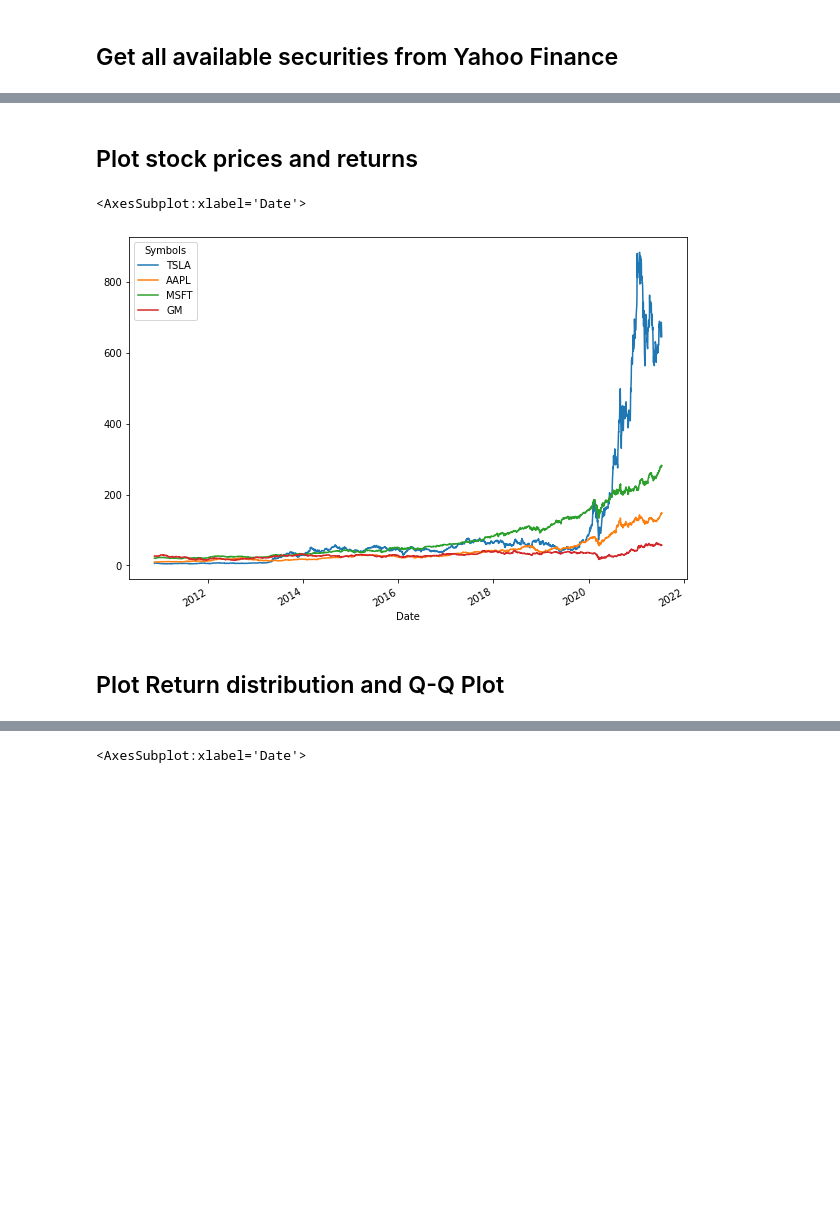
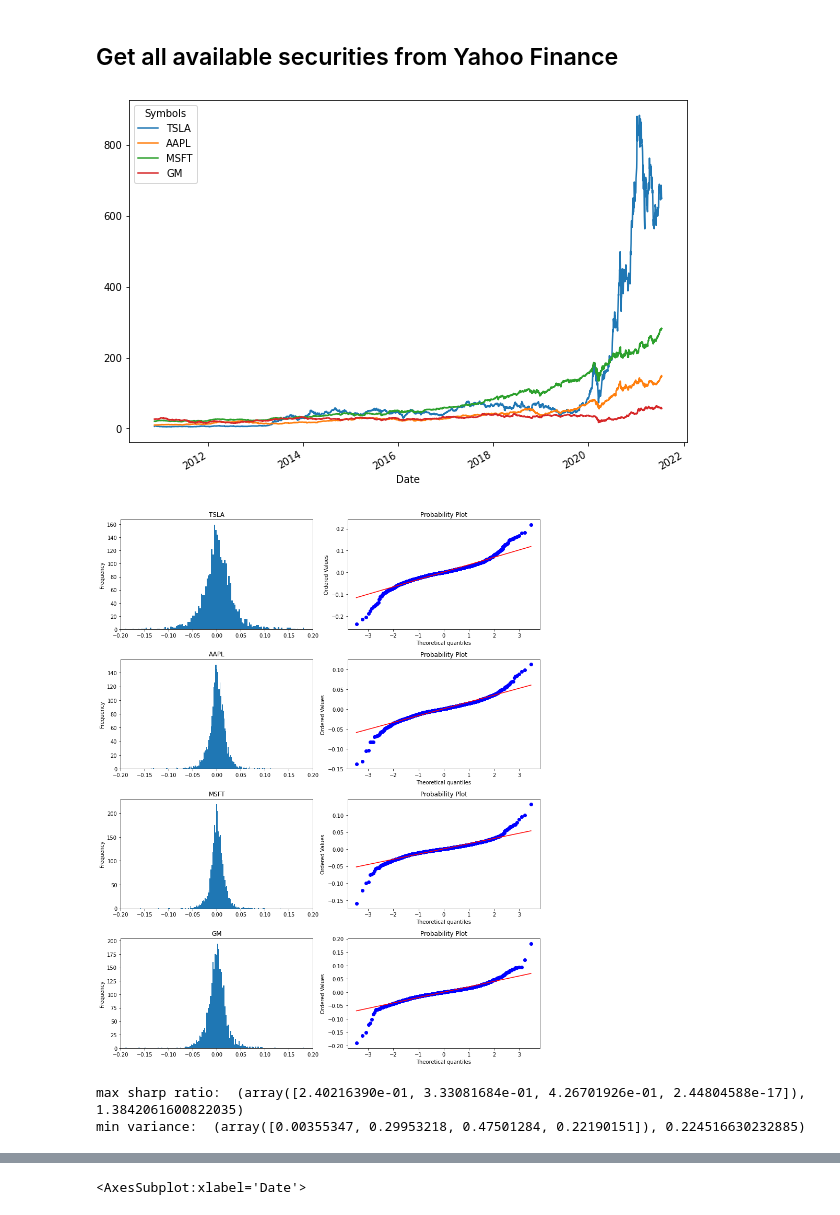
Before and after one commit to muehlegger/portfolio_analysis, a Jupyter notebook: portfolio_analysis.ipynb, the cells around one changed output, grey strips where cells are left out. Cells and saved outputs as stored; diff of their text form; code cells hidden in the pictures; blank space fills up the shorter version.

```diff
--- a/portfolio_analysis.ipynb
+++ b/portfolio_analysis.ipynb
@@ -21,9 +130,21 @@ pd.options.plotting.backend = 'plotly'
 # %%
+#gold = 'GC=F'
+
 market = '^GSPC'
-gold = 'GC=F'
 asset_list = ['TSLA', 'AAPL', 'MSFT', 'GM']  # Gold, Tesla, Apple, Crude Oil, S&P 500,
+start, end = dt.datetime(2010,1,1), dt.datetime.now()
+rf_rate = 0.01 / NUM_TRAD_DAYS # daily risk free rate
 
-start, end = dt.datetime(2010,1,1), dt.datetime.now()
-assets = pdr.DataReader(asset_list, 'yahoo', dt.date(2000,1,1), dt.date.today())
-assets = assets['Adj Close'].dropna()
-asset_returns = assets.pct_change().dropna()
+portfolio = Portfolio(asset_list, market, start, end, rf_rate)
+portfolio.plot_prices()
+portfolio.plot_returns()
+days=50
+portfolio.plot_rolling_stats(days)
+portfolio.asset_summary
+print("max sharp ratio: ", portfolio.get_optimal_weights())
+print("min variance: ", portfolio.get_min_variance())
+# %% [output]
+[figure, added]
+[figure, added]
+max sharp ratio:  (array([2.40216390e-01, 3.33081684e-01, 4.26701926e-01, 2.44804588e-17]), 1.3842061600822035)
+min variance:  (array([0.00355347, 0.29953218, 0.47501284, 0.22190151]), 0.224516630232885)
@@ -30,9 +152,0 @@ asset_returns = assets.pct_change().dropna()
-# %% [markdown]
-## Plot stock prices and returns
-# %%
-assets.plot(figsize=(10,7))
-# %% [output]
-<AxesSubplot:xlabel='Date'>
-[figure, removed]
-# %% [markdown]
-## Plot Return distribution and Q-Q Plot
```
Also changed, not shown: parts of 5 cells of this notebook.
